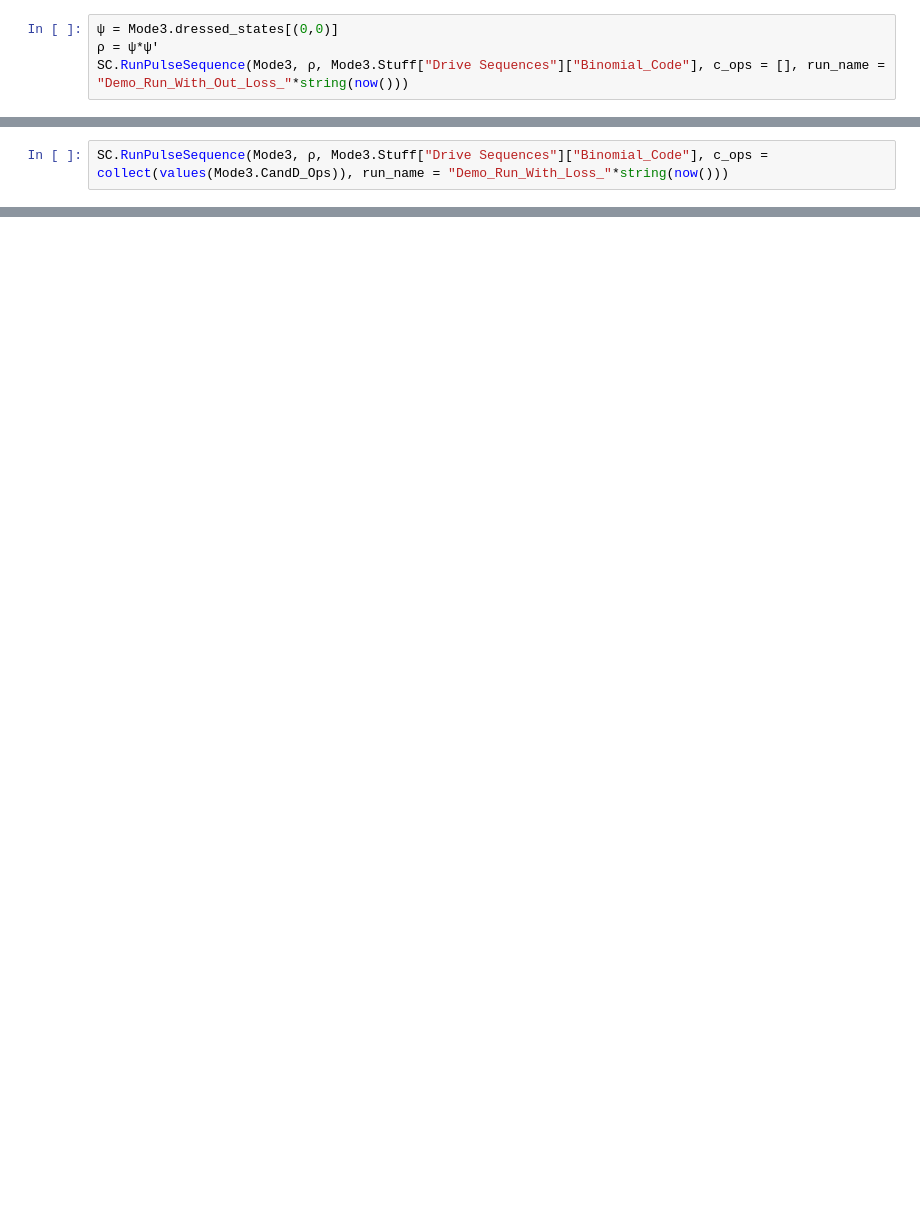
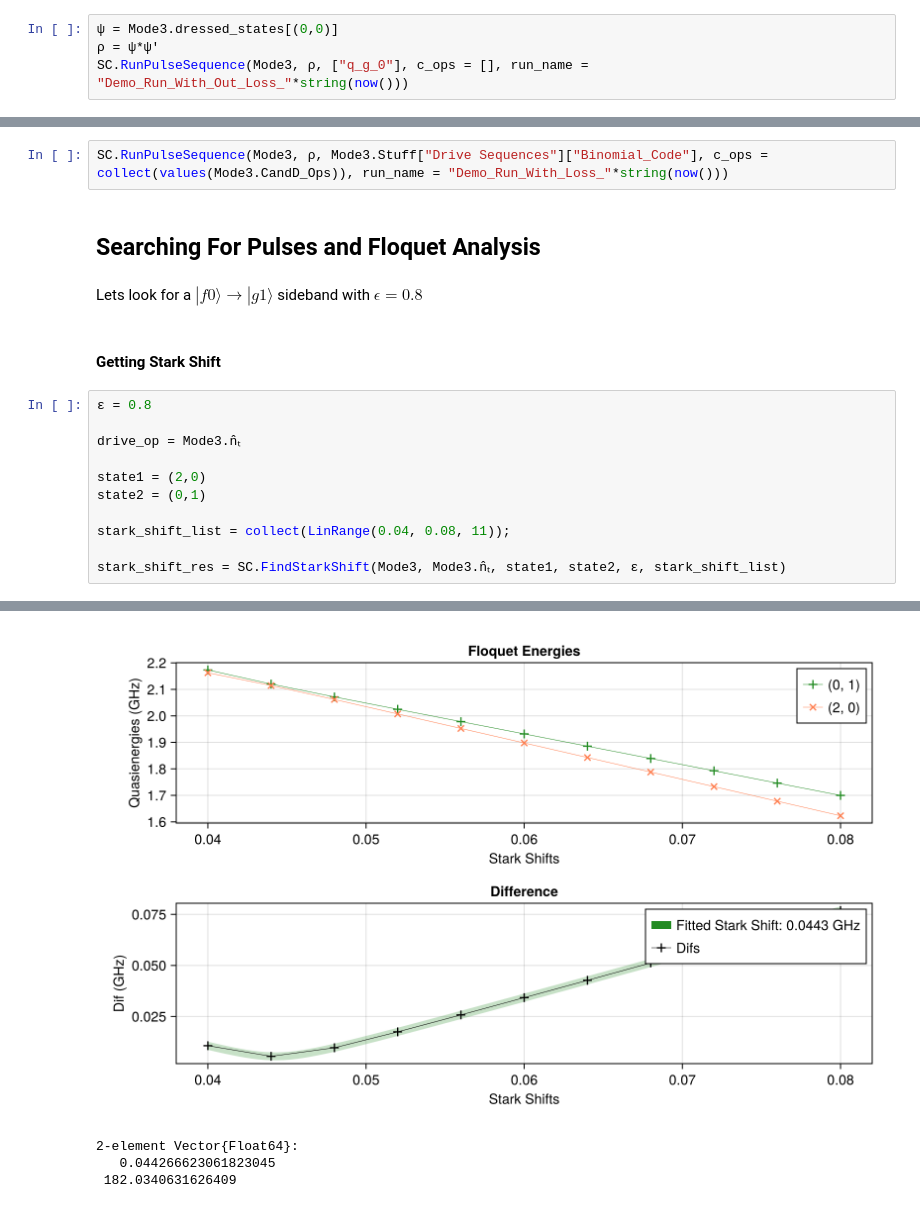
Before and after one commit to Gavin-Rockwood/SuperconductingCavities, a Jupyter notebook: Demo/Demo.ipynb, the cells around one changed output, grey strips where cells are left out. Saved outputs shown, nothing was run; the diff lists cells and outputs as text; blank space fills up the shorter version.

```diff
--- a/Demo/Demo.ipynb
+++ b/Demo/Demo.ipynb
@@ -156,4 +174,4 @@ Dict{Any, Any} with 3 entries:
 # %%
 ψ = Mode3.dressed_states[(0,0)]
 ρ = ψ*ψ'
-SC.RunPulseSequence(Mode3, ρ, Mode3.Stuff["Drive Sequences"]["Binomial_Code"], c_ops = [], run_name = "Demo_Run_With_Out_Loss_"*string(now()))
+SC.RunPulseSequence(Mode3, ρ, ["q_g_0"], c_ops = [], run_name = "Demo_Run_With_Out_Loss_"*string(now()))
@@ -179,2 +178,20 @@ InterruptException: InterruptException:
 # %%
 SC.RunPulseSequence(Mode3, ρ, Mode3.Stuff["Drive Sequences"]["Binomial_Code"], c_ops = collect(values(Mode3.CandD_Ops)), run_name = "Demo_Run_With_Loss_"*string(now()))
+# %% [markdown]
+## Searching For Pulses and Floquet Analysis
+# %% [markdown]
+Lets look for a $|f0\rangle\to |g1\rangle$ sideband with $\epsilon = 0.8$
+# %% [markdown]
+#### Getting Stark Shift
+# %%
+ε = 0.8
+
+drive_op = Mode3.n̂ₜ
+
+state1 = (2,0)
+state2 = (0,1)
+
+stark_shift_list = collect(LinRange(0.04, 0.08, 11));
+
+stark_shift_res = SC.FindStarkShift(Mode3, Mode3.n̂ₜ, state1, state2, ε, stark_shift_list)
+# %% [output]
@@ -180,0 +203,4 @@ SC.RunPulseSequence(Mode3, ρ, Mode3.Stuff["Drive Sequences"]["Binomial_Code"],
+[figure, added]
+2-element Vector{Float64}:
+   0.044266623061823045
+ 182.0340631626409
```
Also changed, not shown: parts of 23 cells of this notebook, 17 other files.
